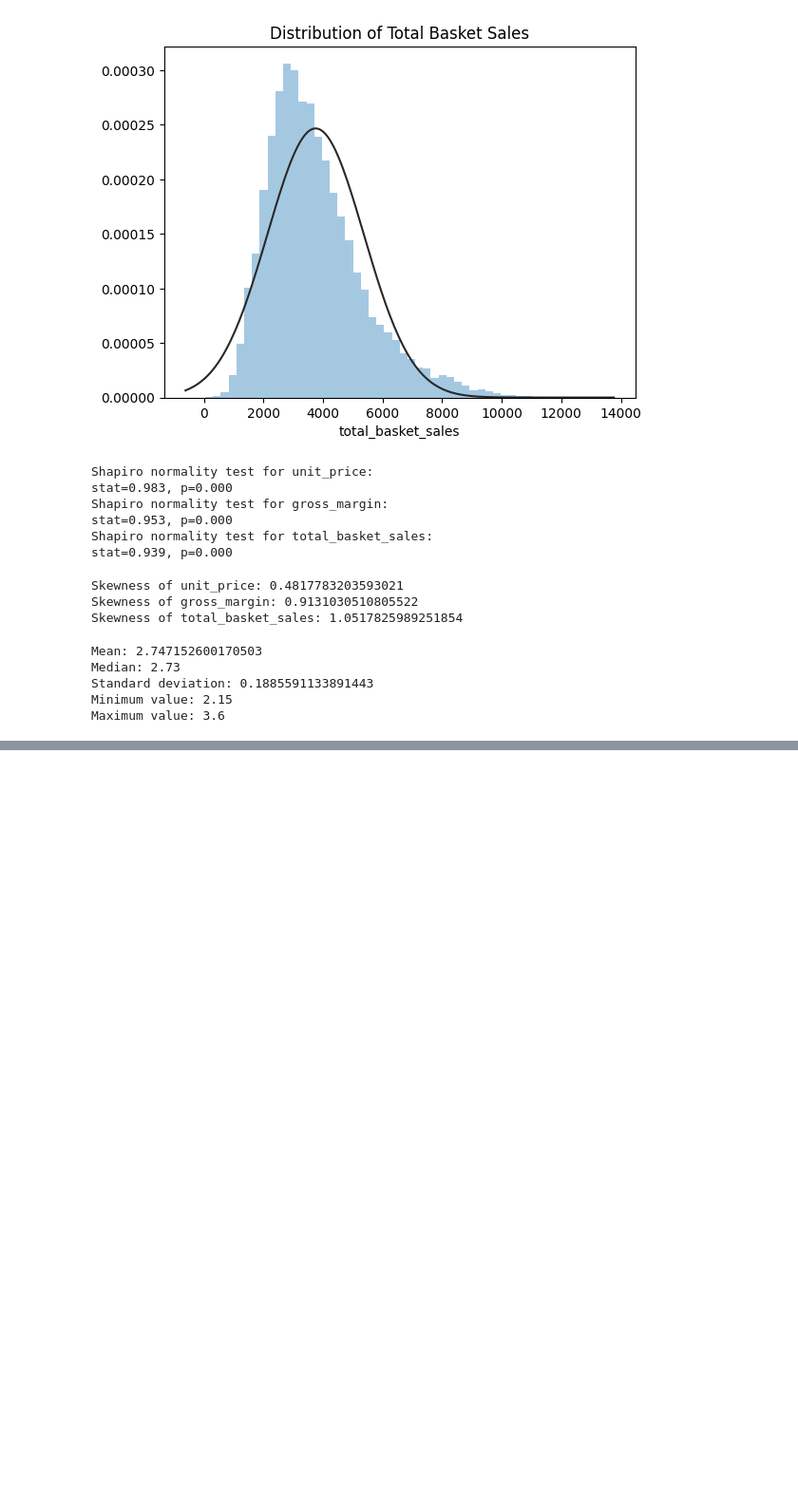
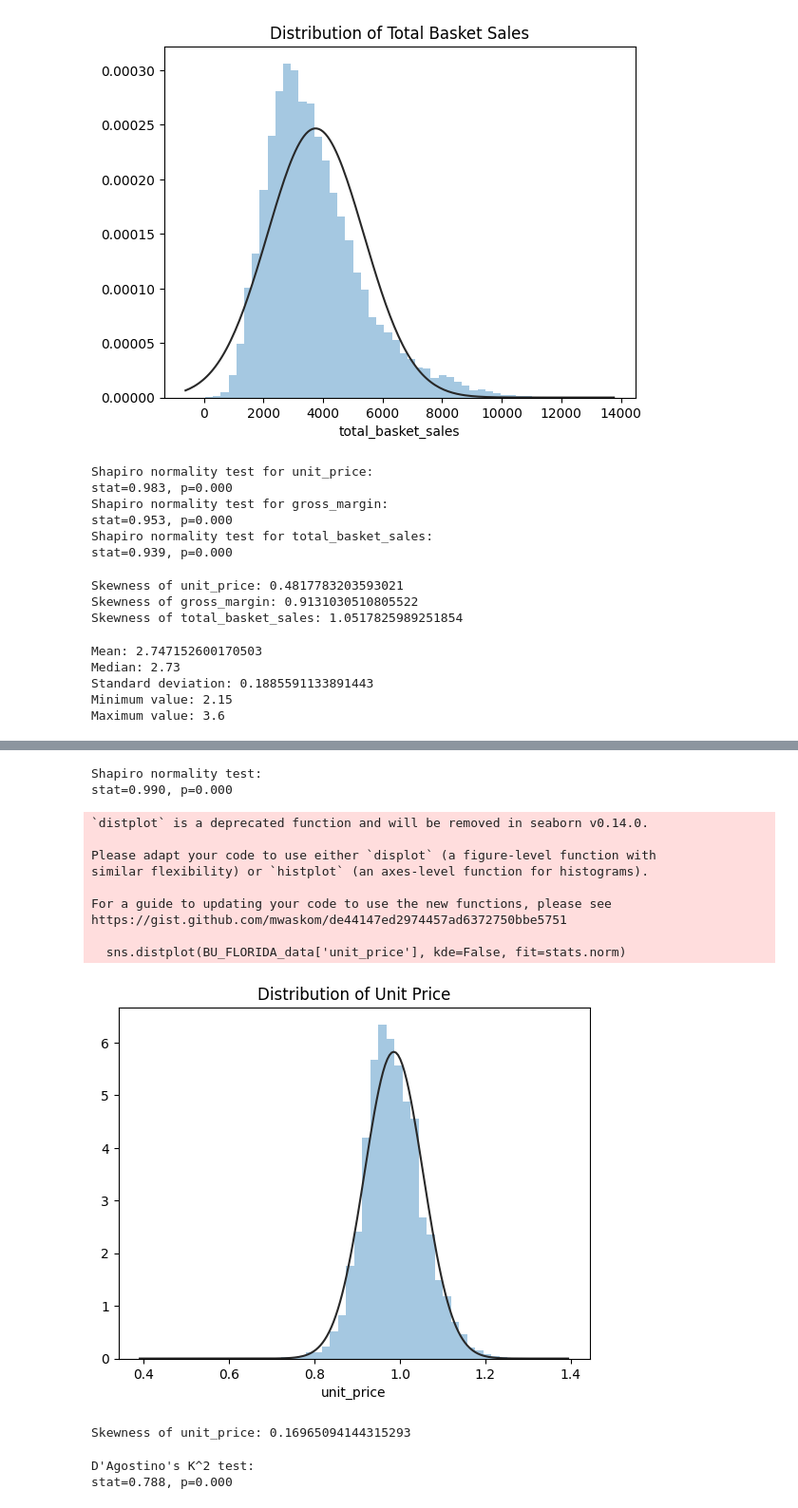
Before and after one commit to MariamAmmar/6644_Final_Project, a Jupyter notebook: BU_Florida.ipynb, the cells around one changed output, grey strips where cells are left out. Shown at 95% size. Drawn from its saved outputs; the diff is of its cells as text; code cells hidden in the pictures; blank space fills up the shorter version.

```diff
--- a/BU_Florida.ipynb
+++ b/BU_Florida.ipynb
@@ -535,2 +535,49 @@ Optimal unit_price for maximizing gross_margin: 2.79
 # %%
 #https://statisticsbyjim.com/basics/skewed-distribution/
+# %%
+# prompt: transform BU_FLORIDA_data['unit_price'] into natural logarithm
+
+BU_FLORIDA_data['unit_price'] = np.log(BU_FLORIDA_data['unit_price'])
+# %%
+# prompt: check normality with Shapiro normality test
+
+import scipy.stats as stats
+
+stat, p = stats.shapiro(BU_FLORIDA_data['unit_price'])
+print('Shapiro normality test:')
+print('stat=%.3f, p=%.3f' % (stat, p))
+
+# Check normality for unit_price
+sns.distplot(BU_FLORIDA_data['unit_price'], kde=False, fit=stats.norm)
+plt.title('Distribution of Unit Price')
+plt.show()
+
+# Calculate the skewness of unit_price
+skewness_unit_price = BU_FLORIDA_data['unit_price'].skew()
+# Print the skewness values
+print(f"Skewness of unit_price: {skewness_unit_price}")
+# %% [output]
+Shapiro normality test:
+stat=0.990, p=0.000
+`distplot` is a deprecated function and will be removed in seaborn v0.14.0.
+
+Please adapt your code to use either `displot` (a figure-level function with
+similar flexibility) or `histplot` (an axes-level function for histograms).
+
+For a guide to updating your code to use the new functions, please see
+https://gist.github.com/mwaskom/de44147ed2974457ad6372750bbe5751
+
+  sns.distplot(BU_FLORIDA_data['unit_price'], kde=False, fit=stats.norm)
+[figure, added]
+Skewness of unit_price: 0.16965094144315293
+# %%
+
+# Perform a D'Agostino's K^2 test for normality
+stat, p = stats.kstest(BU_FLORIDA_data['unit_price'], 'norm')
+
+# Print the results
+print('D\'Agostino\'s K^2 test:')
+print('stat=%.3f, p=%.3f' % (stat, p))
+# %% [output]
+D'Agostino's K^2 test:
+stat=0.788, p=0.000
```
Also changed, not shown: parts of 4 cells of this notebook.
